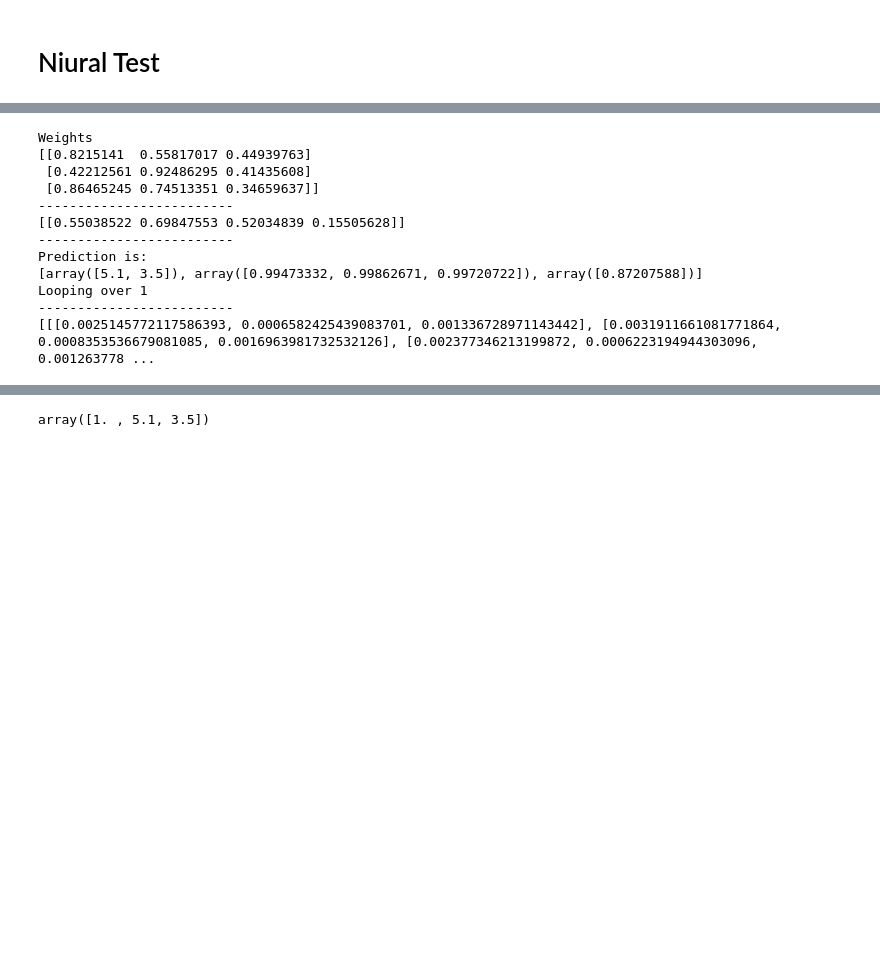
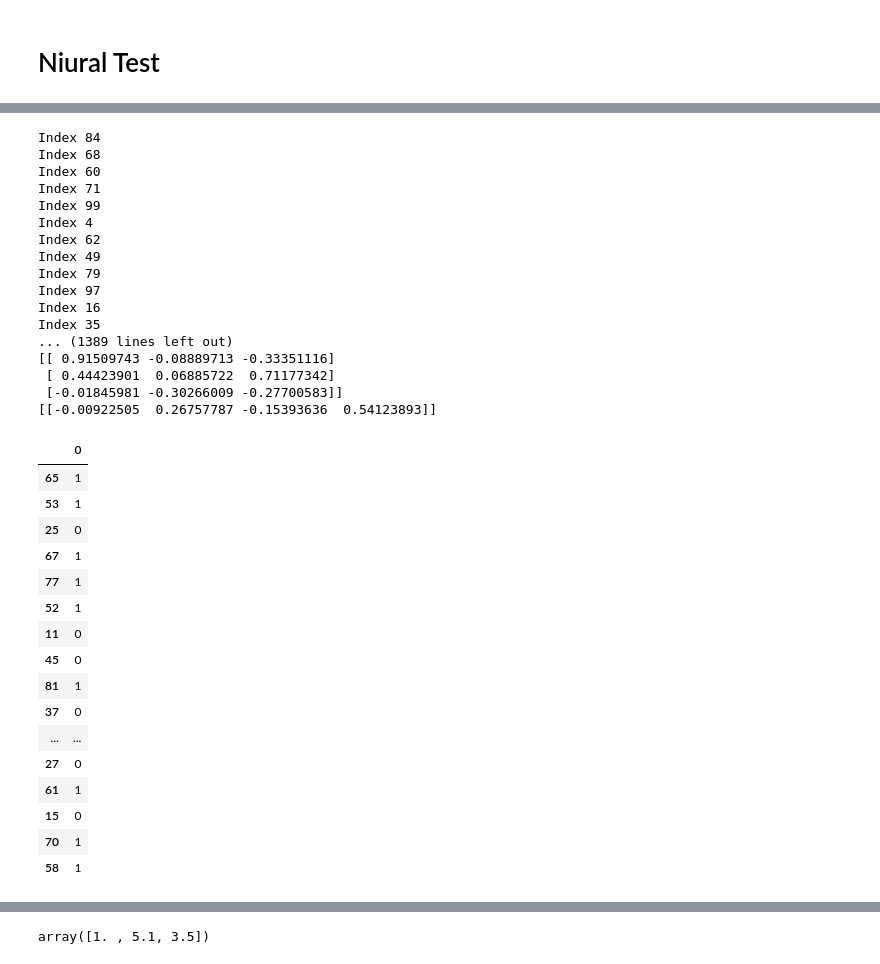
Before and after one commit to CremoD/Fake_Job_Postings_Detector, a Jupyter notebook: niural_experiments.ipynb, the cells around one changed output, grey strips where cells are left out. Cells and saved outputs as stored; diff of their text form; code cells hidden in the pictures; blank space fills up the shorter version.

```diff
--- a/niural_experiments.ipynb
+++ b/niural_experiments.ipynb
@@ -12,3 +13,5 @@ X = iris.data[:, :2]  # we only take the first two features.
 y = iris.target
 X = pd.DataFrame(X[y != 2])
 y = pd.DataFrame(y[y != 2])
+
+X_train, X_test, y_train, y_test = train_test_split(X, y, test_size = 0.3)
@@ -16,17 +35,43 @@ y = pd.DataFrame(y[y != 2])
 niural = Niural(20, 0.01, 200, [3])
 
 #niural.prova()
-niural.fit(X,y)
+niural.fit(X_train,y_train)
 # %% [output]
-Weights
-[[0.8215141  0.55817017 0.44939763]
- [0.42212561 0.92486295 0.41435608]
- [0.86465245 0.74513351 0.34659637]]
--------------------------
-[[0.55038522 0.69847553 0.52034839 0.15505628]]
--------------------------
-Prediction is:
-[array([5.1, 3.5]), array([0.99473332, 0.99862671, 0.99720722]), array([0.87207588])]
-Looping over 1
--------------------------
-[[[0.0025145772117586393, 0.0006582425439083701, 0.001336728971143442], [0.0031911661081771864, 0.0008353536679081085, 0.0016963981732532126], [0.002377346213199872, 0.0006223194944303096, 0.001263778 ...
+Index 84
+Index 68
+Index 60
+Index 71
+Index 99
+Index 4
+Index 62
+Index 49
+Index 79
+Index 97
+Index 16
+Index 35
+... (1389 lines left out)
+[[ 0.91509743 -0.08889713 -0.33351116]
+ [ 0.44423901  0.06885722  0.71177342]
+ [-0.01845981 -0.30266009 -0.27700583]]
+[[-0.00922505  0.26757787 -0.15393636  0.54123893]]
+# %%
+#sigmoid(np.dot(niural.weights[0], np.array([[1.0], [6.3], [2.5]])))
+y_test
+# %% [output]
+|  | 0 |
+| 65 | 1 |
+| 53 | 1 |
+| 25 | 0 |
+| 67 | 1 |
+| 77 | 1 |
+| 52 | 1 |
+| 11 | 0 |
+| 45 | 0 |
+| 81 | 1 |
+| 37 | 0 |
+| ... | ... |
+| 27 | 0 |
+| 61 | 1 |
+| 15 | 0 |
+| 70 | 1 |
+| 58 | 1 |
```
Also changed, not shown: parts of 24 cells of this notebook, 1 other file.
